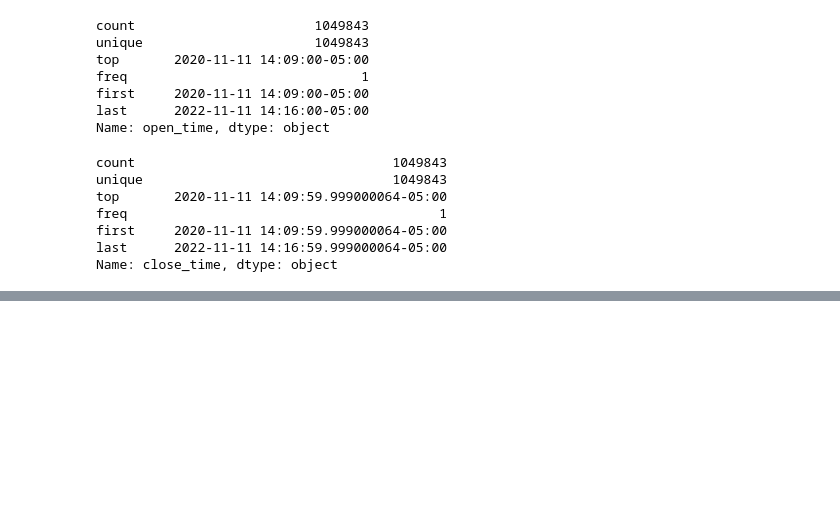
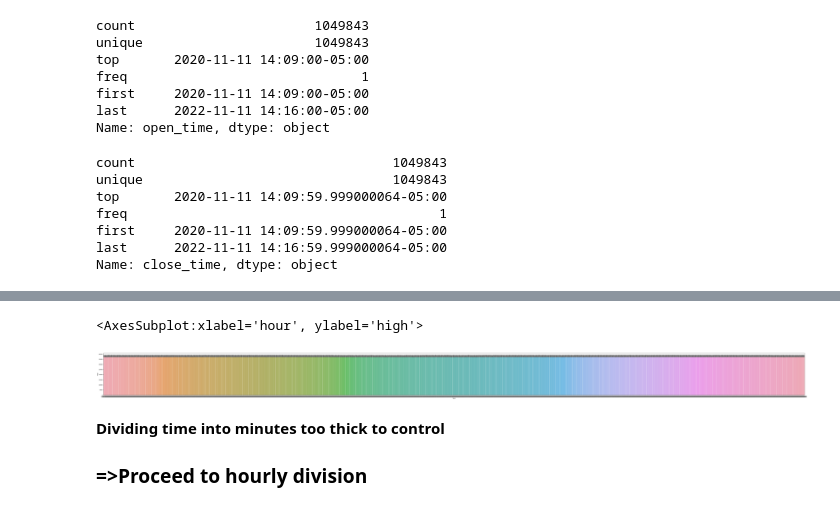
Before and after one commit to An-Tran-2001/Use-Your-Brain-To-Gamble, a Jupyter notebook: Data_normalization.ipynb, the cells around one changed output, grey strips where cells are left out. Cells and saved outputs as stored; diff of their text form; code cells hidden in the pictures; blank space fills up the shorter version.

```diff
--- a/Data_normalization.ipynb
+++ b/Data_normalization.ipynb
@@ -288,0 +334,3 @@ Name: open_time, dtype: object
+# %%
+hour = btcusdt_df['open_time'].dt.time
+hour
@@ -288,0 +350,3 @@ Name: open_time, dtype: object
+# %%
+btcusdt_df['hour'] = hour
+btcusdt_df[['hour', 'high']].groupby(['hour'], as_index=False).mean().sort_values(by='high', ascending=False)
@@ -288,0 +367,9 @@ Name: open_time, dtype: object
+# %%
+fig, ax = plt.subplots(figsize=(100,6))
+sns.barplot(x='hour', y='high', data=btcusdt_df, ax=ax)
+# %% [output]
+<AxesSubplot:xlabel='hour', ylabel='high'>
+[figure, added]
+# %% [markdown]
+**Dividing time into minutes too thick to control**
+### **=>Proceed to hourly division**
```
Also changed, not shown: parts of 24 cells of this notebook.
